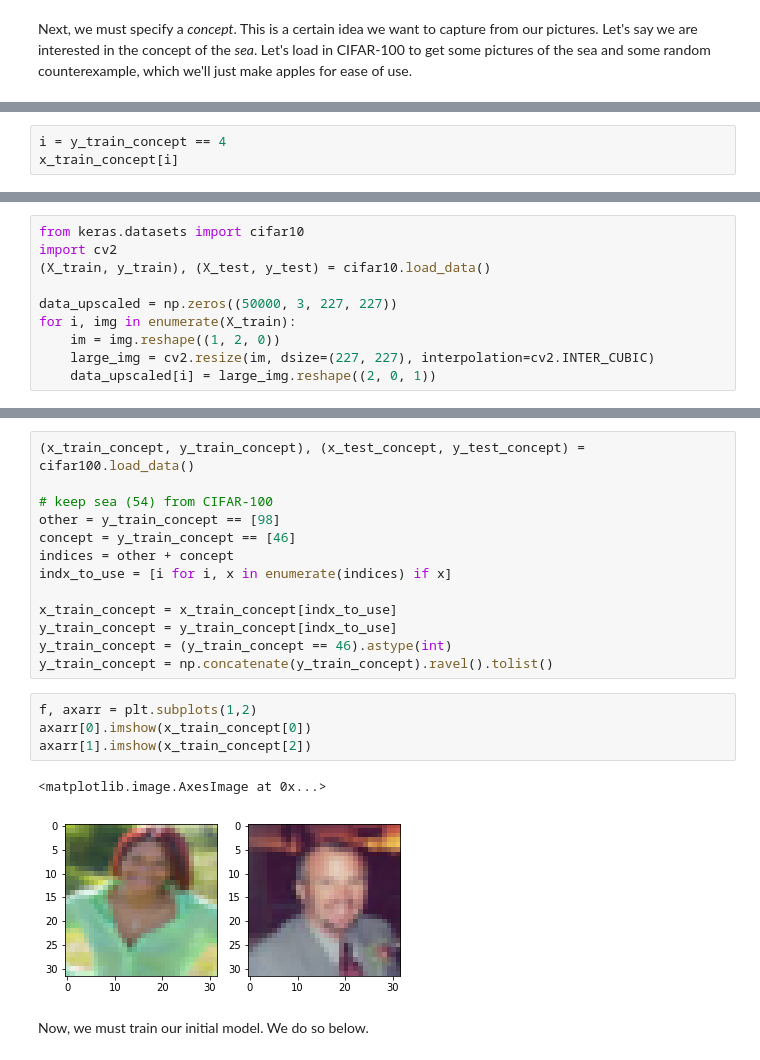
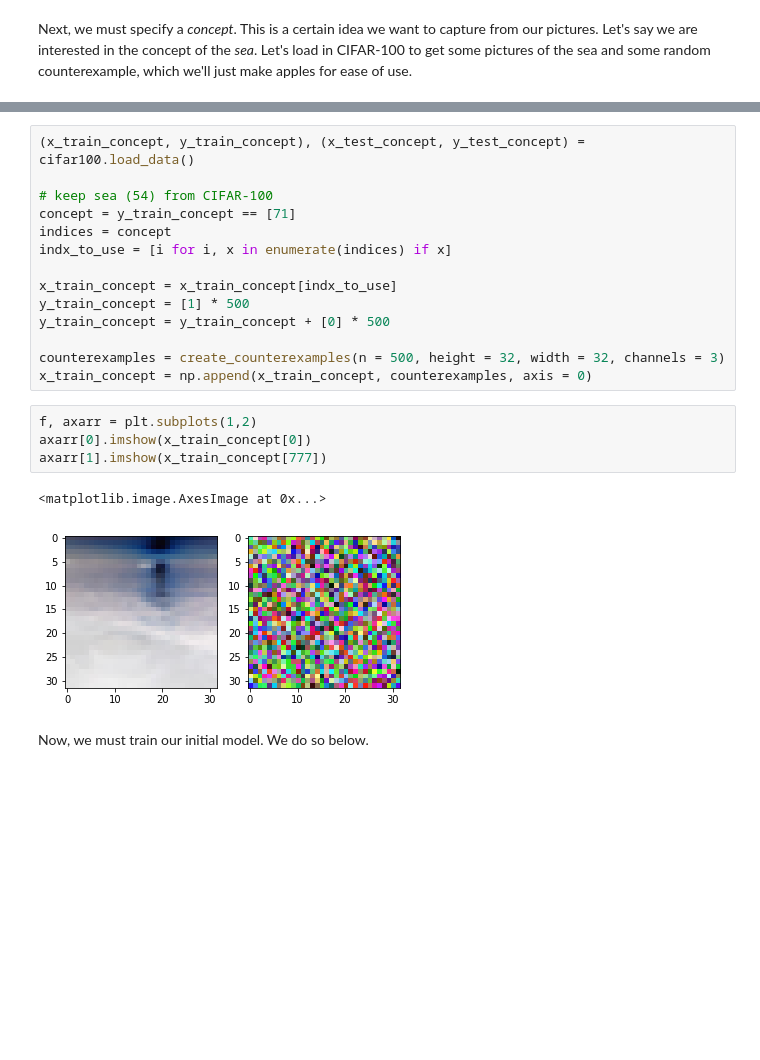
Before and after one commit to pnxenopoulos/cav-keras, a Jupyter notebook: docs/examples/cifar_intro_example.ipynb, the cells around one changed output, grey strips where cells are left out. Saved outputs shown, nothing was run; the diff lists cells and outputs as text; blank space fills up the shorter version.

Commit message:
added counterexample generator

```diff
--- a/docs/examples/cifar_intro_example.ipynb
+++ b/docs/examples/cifar_intro_example.ipynb
@@ -66,3 +53,0 @@ y_train_concept[776]
-# %%
-i = y_train_concept == 4
-x_train_concept[i]
@@ -73,10 +53,0 @@ y_train = (y_train == 46).astype(int)
-# %%
-from keras.datasets import cifar10
-import cv2
-(X_train, y_train), (X_test, y_test) = cifar10.load_data()
-
-data_upscaled = np.zeros((50000, 3, 227, 227))
-for i, img in enumerate(X_train):
-    im = img.reshape((1, 2, 0))
-    large_img = cv2.resize(im, dsize=(227, 227), interpolation=cv2.INTER_CUBIC)
-    data_upscaled[i] = large_img.reshape((2, 0, 1))
@@ -109,22 +55,23 @@ TypeError: 'tuple' object cannot be interpreted as an integer
 (x_train_concept, y_train_concept), (x_test_concept, y_test_concept) = cifar100.load_data()
 
 # keep sea (54) from CIFAR-100
-other = y_train_concept == [98]
-concept = y_train_concept == [46]
-indices = other + concept
+concept = y_train_concept == [71]
+indices = concept
 indx_to_use = [i for i, x in enumerate(indices) if x]
 
 x_train_concept = x_train_concept[indx_to_use]
-y_train_concept = y_train_concept[indx_to_use]
-y_train_concept = (y_train_concept == 46).astype(int)
-y_train_concept = np.concatenate(y_train_concept).ravel().tolist()
+y_train_concept = [1] * 500
+y_train_concept = y_train_concept + [0] * 500
+
+counterexamples = create_counterexamples(n = 500, height = 32, width = 32, channels = 3)
+x_train_concept = np.append(x_train_concept, counterexamples, axis = 0)
 # %%
 f, axarr = plt.subplots(1,2)
 axarr[0].imshow(x_train_concept[0])
-axarr[1].imshow(x_train_concept[2])
+axarr[1].imshow(x_train_concept[777])
 # %% [output]
 <matplotlib.image.AxesImage at 0x...>
-[figure, old version]
+[figure, new version]
 # %% [markdown]
 Now, we must train our initial model. We do so below.
 # %%
```
Also changed, not shown: parts of 28 cells of this notebook, 1 other file.
